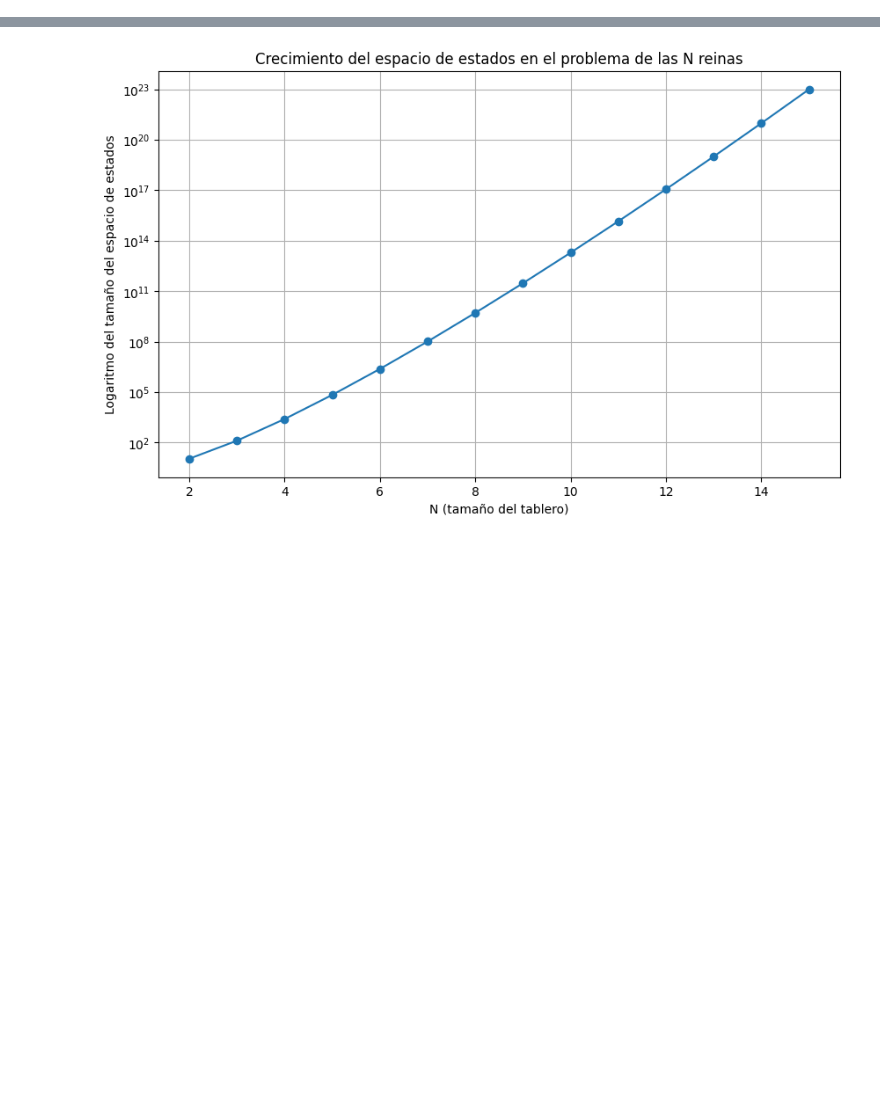
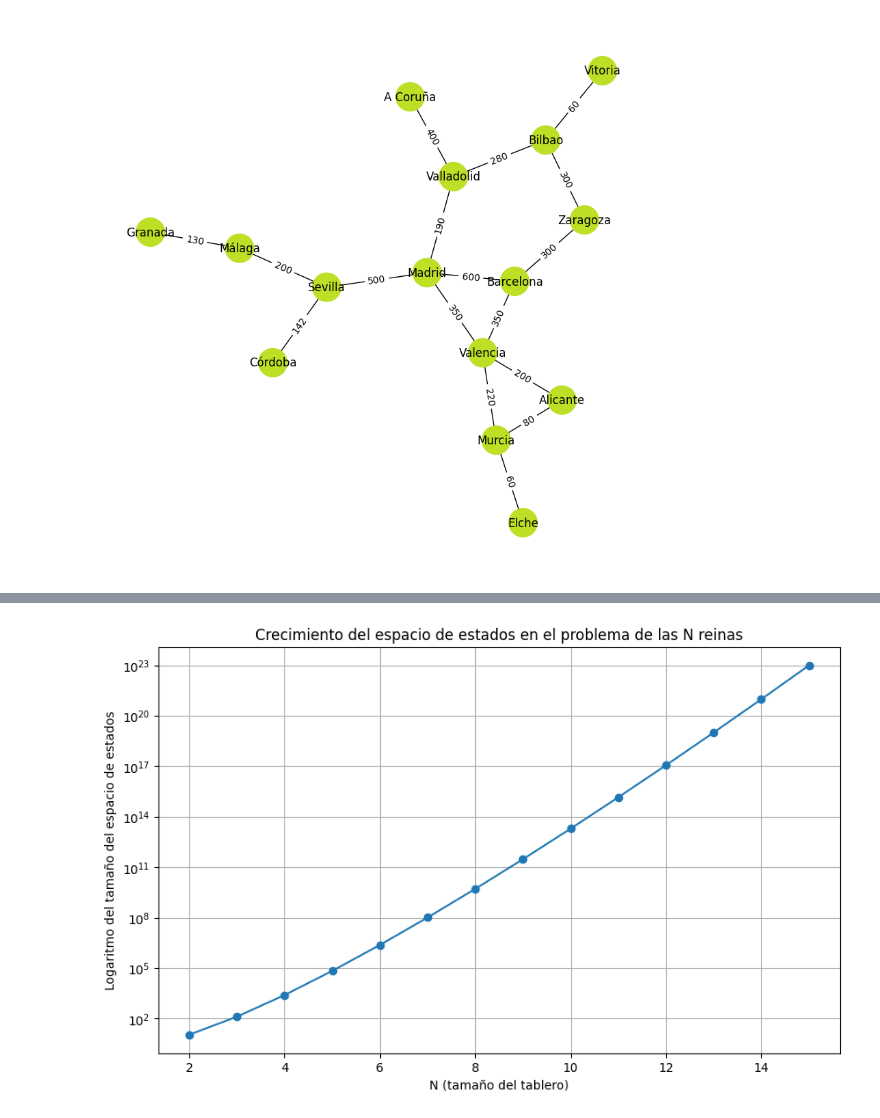
Before and after one commit to FranPuentes/iTI2024, a Jupyter notebook: Cap. 3 - grafos.ipynb, the cells around one changed output, grey strips where cells are left out. Drawn from its saved outputs; the diff is of its cells as text; code cells hidden in the pictures; blank space fills up the shorter version.

```diff
--- a/Cap. 3 - grafos.ipynb
+++ b/Cap. 3 - grafos.ipynb
@@ -92,0 +24,56 @@ plt.show()
+# %%
+# La librería networkx nos permite trabajar con grafos e implementa una gran parte de los algoritmos relacionados con grafos.
+# URL: https://networkx.org
+import networkx as nx
+
+# Con esta librería podemos dibujar gráficas simples o muy complejas.
+import matplotlib.pyplot as plt
+
+# Creamos un grafo vacío (G)
+G = nx.Graph()
+
+# Definimos vértices (que en nuestro caso serán ciudadesciudades)
+# Observa: usamos una lista de strings, cada uno de ellos el nombre de una ciudad.
+ciudades = ['Madrid', 'Barcelona', 'Valencia', 'Sevilla', 'Zaragoza',
+            'Málaga', 'Murcia', 'Bilbao', 'Alicante', 'Córdoba', 'Valladolid',
+            'A Coruña', 'Vitoria', 'Granada', 'Elche']
+
+# Añadimos las ciudades como nodos (add_nodes_from ~ añade nodos desde; en este caso una lista)
+G.add_nodes_from(ciudades)
+
+# Definimos aristas con distancias (en km, valores ficticios generados por ChatGPT)
+# observar: es una lista de tuplas, cada tupla tiene 3 elementos.
+conexiones = [
+    ('Madrid',     'Barcelona', 600),
+    ('Madrid',     'Valencia',  350),
+    ('Madrid',     'Sevilla',   500),
+    ('Barcelona',  'Valencia',  350),
+    ('Barcelona',  'Zaragoza',  300),
+    ('Valencia',   'Alicante',  200),
+    ('Sevilla',    'Málaga',    200),
+    ('Málaga',     'Granada',   130),
+    ('Zaragoza',   'Bilbao',    300),
+    ('Bilbao',     'Vitoria',    60),
+    ('Bilbao',     'Valladolid',280),
+    ('Valladolid', 'Madrid',    190),
+    ('Alicante',   'Murcia',     80),
+    ('Murcia',     'Elche',      60),
+    ('Murcia',     'Valencia',  220),
+    ('A Coruña',   'Valladolid',400),
+    ('Sevilla',    'Córdoba',   142)
+]
+
+# Y añadimos al grafo (G) las aristas, una por una.
+for ciudad1, ciudad2, distancia in conexiones:
+    G.add_edge(ciudad1, ciudad2, weight=distancia)
+
+# Dibujamos el grafo
+plt.figure(1, figsize=(8, 8))
+pos = nx.nx_agraph.graphviz_layout(G, prog="neato")
+labels = nx.get_edge_attributes(G, 'weight')
+c = [0.9] * nx.number_of_nodes(G)
+nx.draw(G, pos, node_size=900, node_color=c, vmin=0.0, vmax=1.0, with_labels=True)
+nx.draw_networkx_edge_labels(G, pos, edge_labels=labels, font_size=10)
+plt.show()
+# %% [output]
+[figure, added]
```
Also changed, not shown: parts of 13 cells of this notebook, 3 other files.
